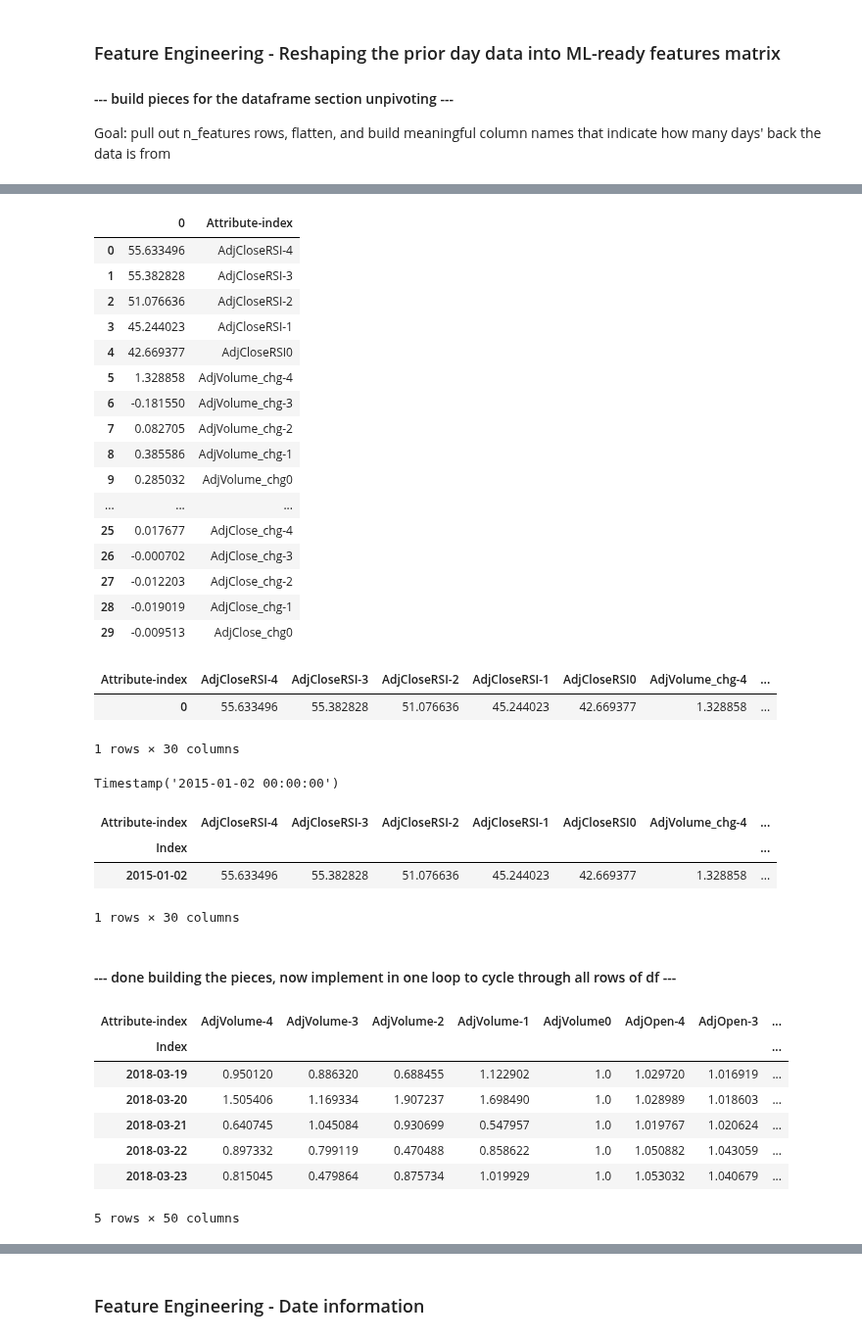
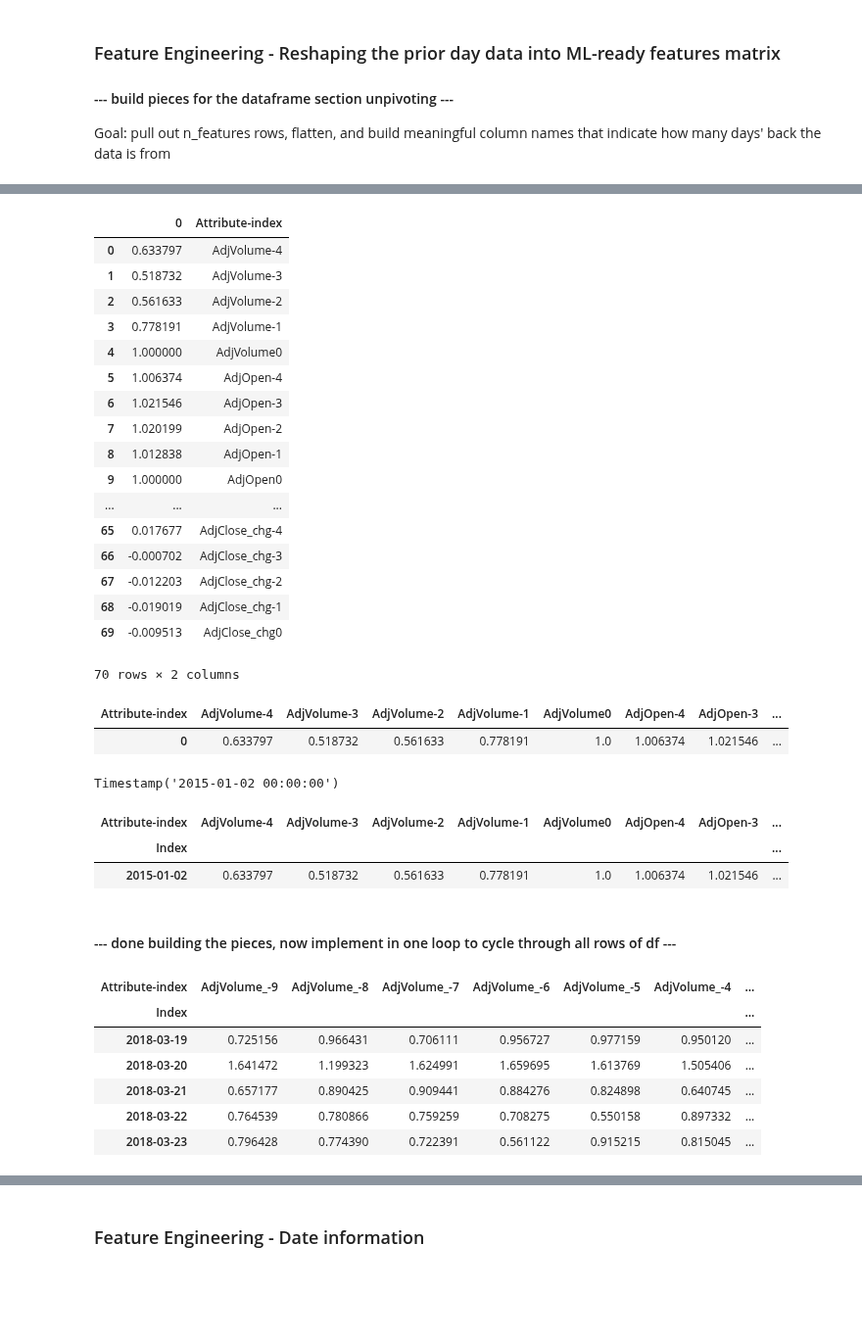
Before and after one commit to Lindstaedt/Stock-recommendation-with-ML, a Jupyter notebook: trader.ipynb, the cells around one changed output, grey strips where cells are left out. Shown at 98% size. Drawn from its saved outputs; the diff is of its cells as text; code cells hidden in the pictures; blank space fills up the shorter version.

```diff
--- a/trader.ipynb
+++ b/trader.ipynb
@@ -191,7 +192,7 @@ def add_TALib_indicator(df, attribute, indicator_func, *args):
 
     '''
     # get the name of the indicator from TA-Lib
-    func_name = attribute + indicator_func.__name__
+    func_name = attribute + indicator_func.__name__ + str(*args)
 
     # add new column, calculated based on attribute column
     df.loc[:, func_name] = indicator_func(df.loc[:, attribute].values, *args)
@@ -199,6 +200,9 @@ def add_TALib_indicator(df, attribute, indicator_func, *args):
     return df, func_name
 # %%
 df_X_base_data, indicator_name = add_TALib_indicator(df_X_base_data, 'AdjClose', ta.RSI, 14)
+df_X_base_data, indicator_name = add_TALib_indicator(df_X_base_data, 'AdjClose', ta.SMA, 10)
+df_X_base_data, indicator_name = add_TALib_indicator(df_X_base_data, 'AdjClose', ta.SMA, 50)
+df_X_base_data, indicator_name = add_TALib_indicator(df_X_base_data, 'AdjClose', ta.SMA, 200)
 
 df_X_base_data.tail()
 # %% [output]
@@ -350,31 +355,31 @@ df_extract.drop(columns=['Attributes', 'row_index'], inplace=True)
 df_extract
 # %% [output]
 |  | 0 | Attribute-index |
-| 0 | 55.633496 | AdjCloseRSI-4 |
-| 1 | 55.382828 | AdjCloseRSI-3 |
-| 2 | 51.076636 | AdjCloseRSI-2 |
-| 3 | 45.244023 | AdjCloseRSI-1 |
-| 4 | 42.669377 | AdjCloseRSI0 |
-| 5 | 1.328858 | AdjVolume_chg-4 |
-| 6 | -0.181550 | AdjVolume_chg-3 |
-| 7 | 0.082705 | AdjVolume_chg-2 |
-| 8 | 0.385586 | AdjVolume_chg-1 |
-| 9 | 0.285032 | AdjVolume_chg0 |
+| 0 | 0.633797 | AdjVolume-4 |
+| 1 | 0.518732 | AdjVolume-3 |
+| 2 | 0.561633 | AdjVolume-2 |
+| 3 | 0.778191 | AdjVolume-1 |
+| 4 | 1.000000 | AdjVolume0 |
+| 5 | 1.006374 | AdjOpen-4 |
+| 6 | 1.021546 | AdjOpen-3 |
+| 7 | 1.020199 | AdjOpen-2 |
+| 8 | 1.012838 | AdjOpen-1 |
+| 9 | 1.000000 | AdjOpen0 |
 | ... | ... | ... |
-| 25 | 0.017677 | AdjClose_chg-4 |
-| 26 | -0.000702 | AdjClose_chg-3 |
-| 27 | -0.012203 | AdjClose_chg-2 |
-| 28 | -0.019019 | AdjClose_chg-1 |
-| 29 | -0.009513 | AdjClose_chg0 |
+| 65 | 0.017677 | AdjClose_chg-4 |
+| 66 | -0.000702 | AdjClose_chg-3 |
+| 67 | -0.012203 | AdjClose_chg-2 |
+| 68 | -0.019019 | AdjClose_chg-1 |
+| 69 | -0.009513 | AdjClose_chg0 |
+70 rows × 2 columns
 # %%
 # set index one and transpose
 target_row = df_extract.set_index('Attribute-index').T
 # we now have one row of data that represents the prior n_feature_days worth of data:
 target_row
 # %% [output]
-| Attribute-index | AdjCloseRSI-4 | AdjCloseRSI-3 | AdjCloseRSI-2 | AdjCloseRSI-1 | AdjCloseRSI0 | AdjVolume_chg-4 | ... |
-| 0 | 55.633496 | 55.382828 | 51.076636 | 45.244023 | 42.669377 | 1.328858 | ... |
+| Attribute-index | AdjVolume-4 | AdjVolume-3 | AdjVolume-2 | AdjVolume-1 | AdjVolume0 | AdjOpen-4 | AdjOpen-3 | ... |
+| 0 | 0.633797 | 0.518732 | 0.561633 | 0.778191 | 1.0 | 1.006374 | 1.021546 | ... |
-1 rows × 30 columns
 # %%
 df_X_base_data.index.to_list()[504]
 # %% [output]
@@ -384,10 +389,9 @@ target_row['Index'] = df_X_base_data.index.to_list()[504]
 target_row = target_row.set_index('Index')
 target_row
 # %% [output]
-| Attribute-index | AdjCloseRSI-4 | AdjCloseRSI-3 | AdjCloseRSI-2 | AdjCloseRSI-1 | AdjCloseRSI0 | AdjVolume_chg-4 | ... |
-| Index |  |  |  |  |  |  | ... |
-| 2015-01-02 | 55.633496 | 55.382828 | 51.076636 | 45.244023 | 42.669377 | 1.328858 | ... |
+| Attribute-index | AdjVolume-4 | AdjVolume-3 | AdjVolume-2 | AdjVolume-1 | AdjVolume0 | AdjOpen-4 | AdjOpen-3 | ... |
+| Index |  |  |  |  |  |  |  | ... |
+| 2015-01-02 | 0.633797 | 0.518732 | 0.561633 | 0.778191 | 1.0 | 1.006374 | 1.021546 | ... |
-1 rows × 30 columns
 # %% [markdown]
 #### --- done building the pieces, now implement in one loop to cycle through all rows of df ---
 # %%
@@ -432,42 +436,48 @@ def create_feature_cols_df(df_X_base_data,
         df_extract = df_extract.unstack().reset_index()
 
         # create new column with combined field names of attribute and index
-        # eg: AdjClose-1 for the adjusted close of day N-1 or AdjHigh-4 for the adjusted High of day N-4
-        df_extract['Attribute-index'] = df_extract['Attributes'] + df_extract['row_index'].apply(str)
+        # eg: AdjClose_-1 for the adjusted close of day N-1 or AdjHigh_-4 for the adjusted High of day N-4
+        df_extract['Attribute-index'] = df_extract['Attributes'] + '_' + df_extract['row_index'].apply(str)
         # then drop Attributes and row_index columns since they are not needed anymore
         df_extract.drop(columns=['Attributes', 'row_index'], inplace=True)
 
         # set index one and transpose
         target_row = df_extract.set_index('Attribute-index').T
         # we now have one row of data that represents the prior n_feature_days worth of data
 
         # fill in the target_row index with the date from the index of the source dataframe df_X_base_data (ie, day N)
         target_row['Index'] = df_X_base_data.index.to_list()[i-1] # zero-indexed so need minus 1
         target_row = target_row.set_index('Index')
 
         df_X = df_X.append(target_row)
 
     return df_X
 
 # split df into features and target (column setup_for_profitable_trade)
 df_X_base_data = df.drop(columns=['setup_for_profitable_trade'])
 df_y = df['setup_for_profitable_trade']
 
+# add technical indicators
+df_X_base_data, indicator_name = add_TALib_indicator(df_X_base_data, 'AdjClose', ta.RSI, 14)
+df_X_base_data, indicator_name = add_TALib_indicator(df_X_base_data, 'AdjClose', ta.SMA, 10)
+df_X_base_data, indicator_name = add_TALib_indicator(df_X_base_data, 'AdjClose', ta.SMA, 50)
+df_X_base_data, indicator_name = add_TALib_indicator(df_X_base_data, 'AdjClose', ta.SMA, 200)
+
 # feature engineering: instead of dollars/absolute values, calculate change from one day to next
 cols_set_vals_to_change = ['AdjVolume', 'AdjOpen', 'AdjLow', 'AdjHigh', 'AdjClose']
 df_X_base_data = feat_eng_changes_values_to_change(df_X_base_data, cols_set_vals_to_change, delete_original_cols=False)
 
 # create wide features matrix that includes prior days' data as columns
 df_X = create_feature_cols_df(df_X_base_data,
+                              n_days_features= 10,
                               cols_to_normalize_to_1_for_day_0 = ['AdjVolume', 'AdjOpen', 'AdjLow', 'AdjHigh', 'AdjClose'])
 
 df_X.tail()
 # %% [output]
-| Attribute-index | AdjVolume-4 | AdjVolume-3 | AdjVolume-2 | AdjVolume-1 | AdjVolume0 | AdjOpen-4 | AdjOpen-3 | ... |
-| Index |  |  |  |  |  |  |  | ... |
-| 2018-03-19 | 0.950120 | 0.886320 | 0.688455 | 1.122902 | 1.0 | 1.029720 | 1.016919 | ... |
-| 2018-03-20 | 1.505406 | 1.169334 | 1.907237 | 1.698490 | 1.0 | 1.028989 | 1.018603 | ... |
-| 2018-03-21 | 0.640745 | 1.045084 | 0.930699 | 0.547957 | 1.0 | 1.019767 | 1.020624 | ... |
-| 2018-03-22 | 0.897332 | 0.799119 | 0.470488 | 0.858622 | 1.0 | 1.050882 | 1.043059 | ... |
-| 2018-03-23 | 0.815045 | 0.479864 | 0.875734 | 1.019929 | 1.0 | 1.053032 | 1.040679 | ... |
+| Attribute-index | AdjVolume_-9 | AdjVolume_-8 | AdjVolume_-7 | AdjVolume_-6 | AdjVolume_-5 | AdjVolume_-4 | ... |
+| Index |  |  |  |  |  |  | ... |
+| 2018-03-19 | 0.725156 | 0.966431 | 0.706111 | 0.956727 | 0.977159 | 0.950120 | ... |
+| 2018-03-20 | 1.641472 | 1.199323 | 1.624991 | 1.659695 | 1.613769 | 1.505406 | ... |
+| 2018-03-21 | 0.657177 | 0.890425 | 0.909441 | 0.884276 | 0.824898 | 0.640745 | ... |
+| 2018-03-22 | 0.764539 | 0.780866 | 0.759259 | 0.708275 | 0.550158 | 0.897332 | ... |
+| 2018-03-23 | 0.796428 | 0.774390 | 0.722391 | 0.561122 | 0.915215 | 0.815045 | ... |
-5 rows × 50 columns
```
Also changed, not shown: parts of 25 cells of this notebook.
